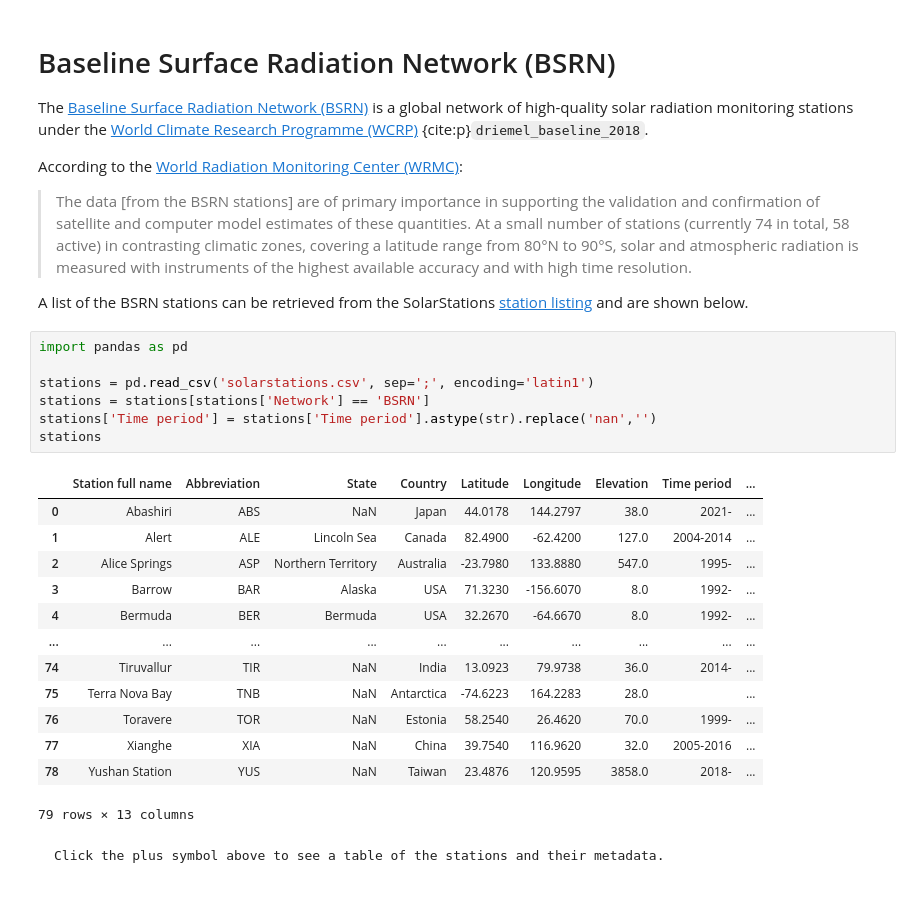
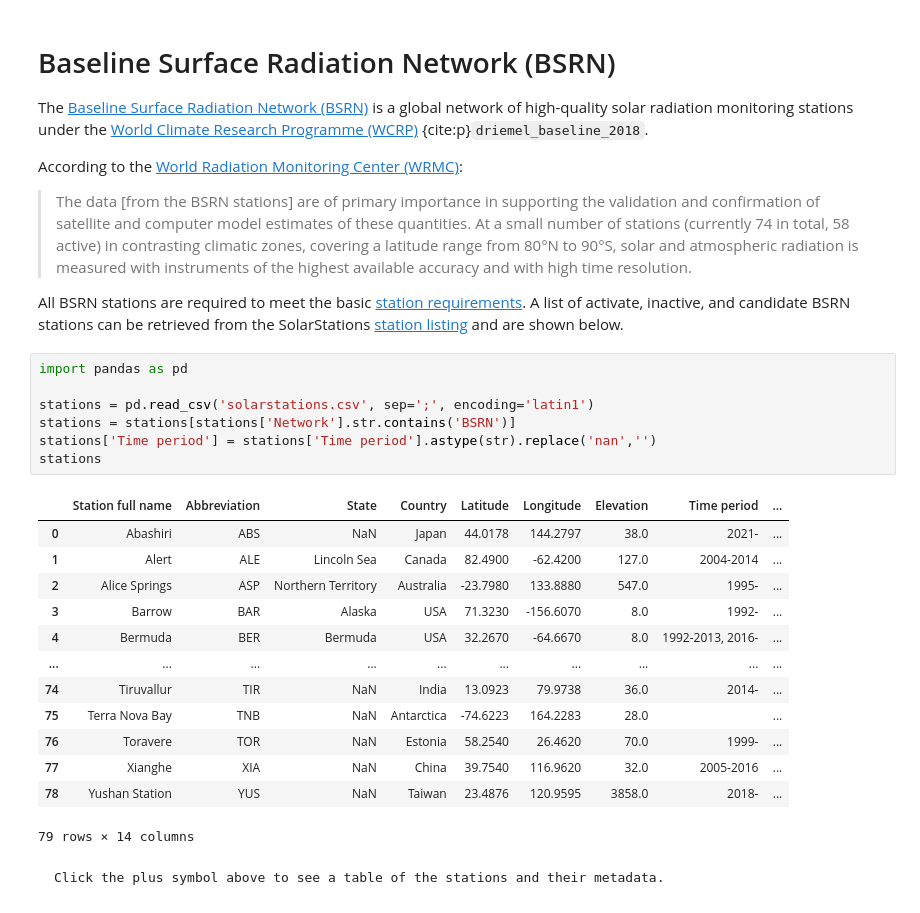
Before and after one commit to AssessingSolar/solarstations, a Jupyter notebook: station_network_bsrn.ipynb, the cells around one changed output. Saved outputs shown, nothing was run; the diff lists cells and outputs as text.

````diff
--- a/station_network_bsrn.ipynb
+++ b/station_network_bsrn.ipynb
@@ -6,28 +6,28 @@ The [Baseline Surface Radiation Network (BSRN)](https://bsrn.awi.de/) is a globa
 According to the [World Radiation Monitoring Center (WRMC)](https://bsrn.awi.de/project/objectives/):
 > The data [from the BSRN stations] are of primary importance in supporting the validation and confirmation of satellite and computer model estimates of these quantities. At a small number of stations (currently 74 in total, 58 active) in contrasting climatic zones, covering a latitude range from 80°N to 90°S, solar and atmospheric radiation is measured with instruments of the highest available accuracy and with high time resolution.
 
-A list of the BSRN stations can be retrieved from the SolarStations [station listing](../station_listing) and are shown below.
+All BSRN stations are required to meet the basic [station requirements](http://bsrn.awi.de/en/stations/join-bsrn/). A list of activate, inactive, and candidate BSRN stations can be retrieved from the SolarStations [station listing](../station_listing) and are shown below.
 # %%
 import pandas as pd
 
 stations = pd.read_csv('solarstations.csv', sep=';', encoding='latin1')
-stations = stations[stations['Network'] == 'BSRN']
+stations = stations[stations['Network'].str.contains('BSRN')]
 stations['Time period'] = stations['Time period'].astype(str).replace('nan','')
 stations
 # %% [output]
 |  | Station full name | Abbreviation | State | Country | Latitude | Longitude | Elevation | Time period | ... |
 | 0 | Abashiri | ABS | NaN | Japan | 44.0178 | 144.2797 | 38.0 | 2021- | ... |
 | 1 | Alert | ALE | Lincoln Sea | Canada | 82.4900 | -62.4200 | 127.0 | 2004-2014 | ... |
 | 2 | Alice Springs | ASP | Northern Territory | Australia | -23.7980 | 133.8880 | 547.0 | 1995- | ... |
 | 3 | Barrow | BAR | Alaska | USA | 71.3230 | -156.6070 | 8.0 | 1992- | ... |
-| 4 | Bermuda | BER | Bermuda | USA | 32.2670 | -64.6670 | 8.0 | 1992- | ... |
+| 4 | Bermuda | BER | Bermuda | USA | 32.2670 | -64.6670 | 8.0 | 1992-2013, 2016- | ... |
 | ... | ... | ... | ... | ... | ... | ... | ... | ... | ... |
 | 74 | Tiruvallur | TIR | NaN | India | 13.0923 | 79.9738 | 36.0 | 2014- | ... |
 | 75 | Terra Nova Bay | TNB | NaN | Antarctica | -74.6223 | 164.2283 | 28.0 |  | ... |
 | 76 | Toravere | TOR | NaN | Estonia | 58.2540 | 26.4620 | 70.0 | 1999- | ... |
 | 77 | Xianghe | XIA | NaN | China | 39.7540 | 116.9620 | 32.0 | 2005-2016 | ... |
 | 78 | Yushan Station | YUS | NaN | Taiwan | 23.4876 | 120.9595 | 3858.0 | 2018- | ... |
-79 rows × 13 columns
+79 rows × 14 columns
 # %% [markdown]
 ```{margin} Station metadata
 Click the plus symbol above to see a table of the stations and their metadata.
````
Also changed, not shown: parts of 1 cell of this notebook.
